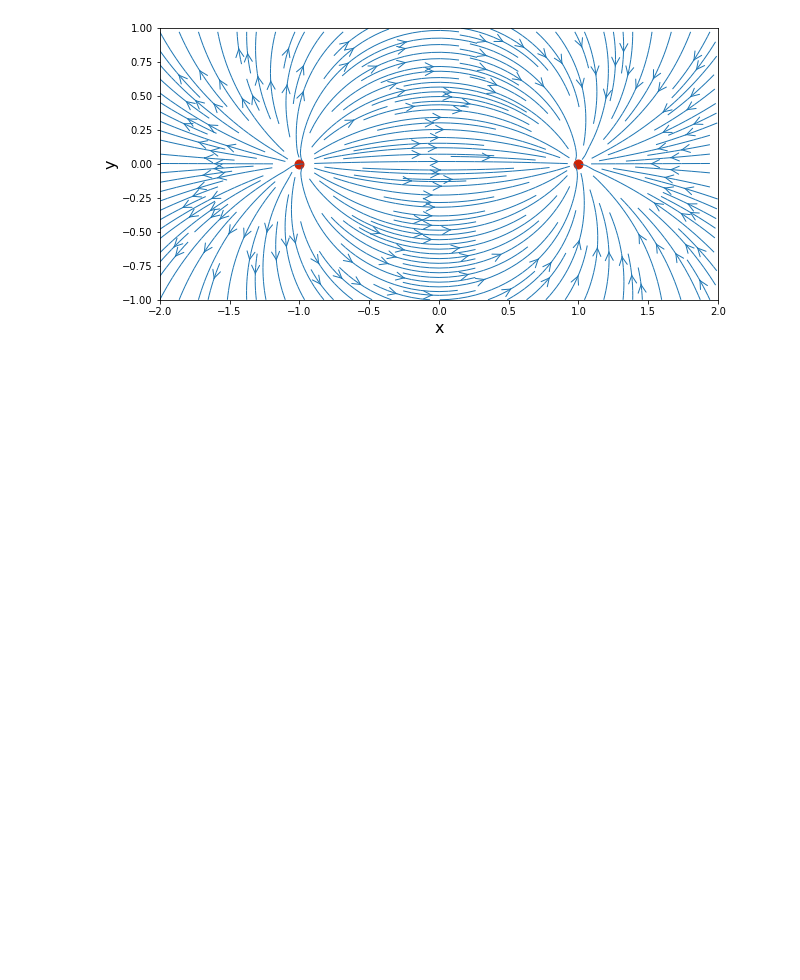
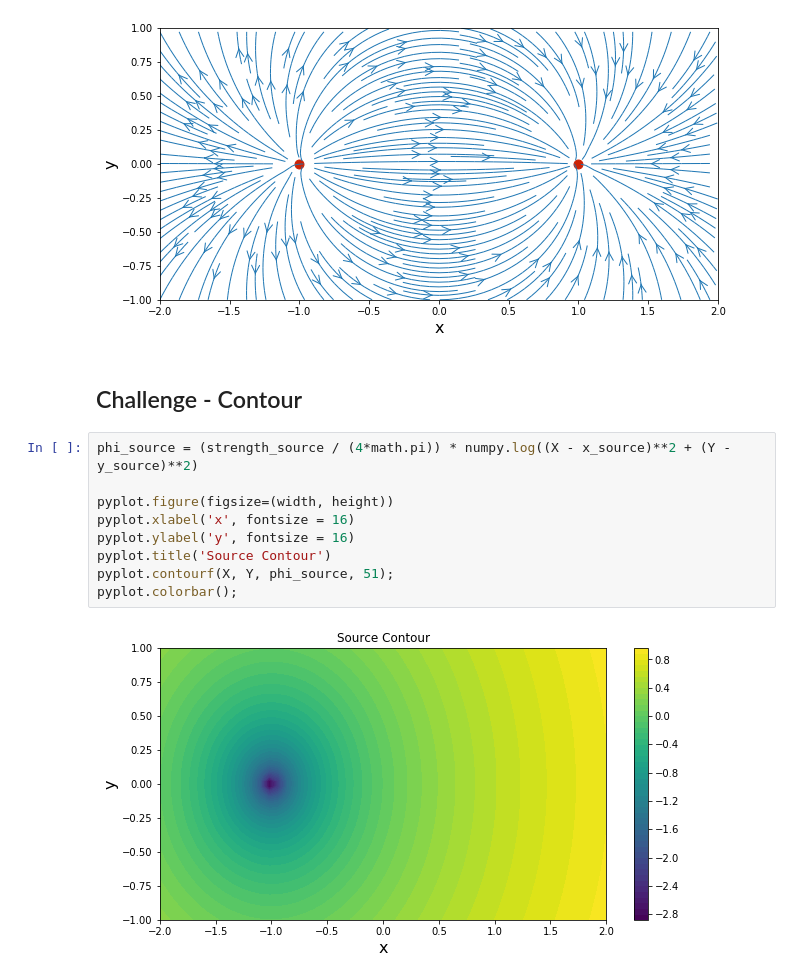
Before and after one commit to smmagic/MAE6226, a Jupyter notebook: Lesson 1 - Source and Sink.ipynb, the cells around one changed output. Drawn from its saved outputs; the diff is of its cells as text; blank space fills up the shorter version.

Commit message:
Challenge Problems Complete

```diff
--- a/Lesson 1 - Source and Sink.ipynb
+++ b/Lesson 1 - Source and Sink.ipynb
@@ -123,3 +123,16 @@ pyplot.scatter(x_source, y_source, color = '#CD2305',
               s = 80, marker = 'o');
 # %% [output]
 [figure]
+# %% [markdown]
+## Challenge - Contour
+# %%
+phi_source = (strength_source / (4*math.pi)) * numpy.log((X - x_source)**2 + (Y - y_source)**2)
+
+pyplot.figure(figsize=(width, height))
+pyplot.xlabel('x', fontsize = 16)
+pyplot.ylabel('y', fontsize = 16)
+pyplot.title('Source Contour')
+pyplot.contourf(X, Y, phi_source, 51);
+pyplot.colorbar();
+# %% [output]
+[figure, added]
```
Also changed, not shown: parts of 2 cells of this notebook.
